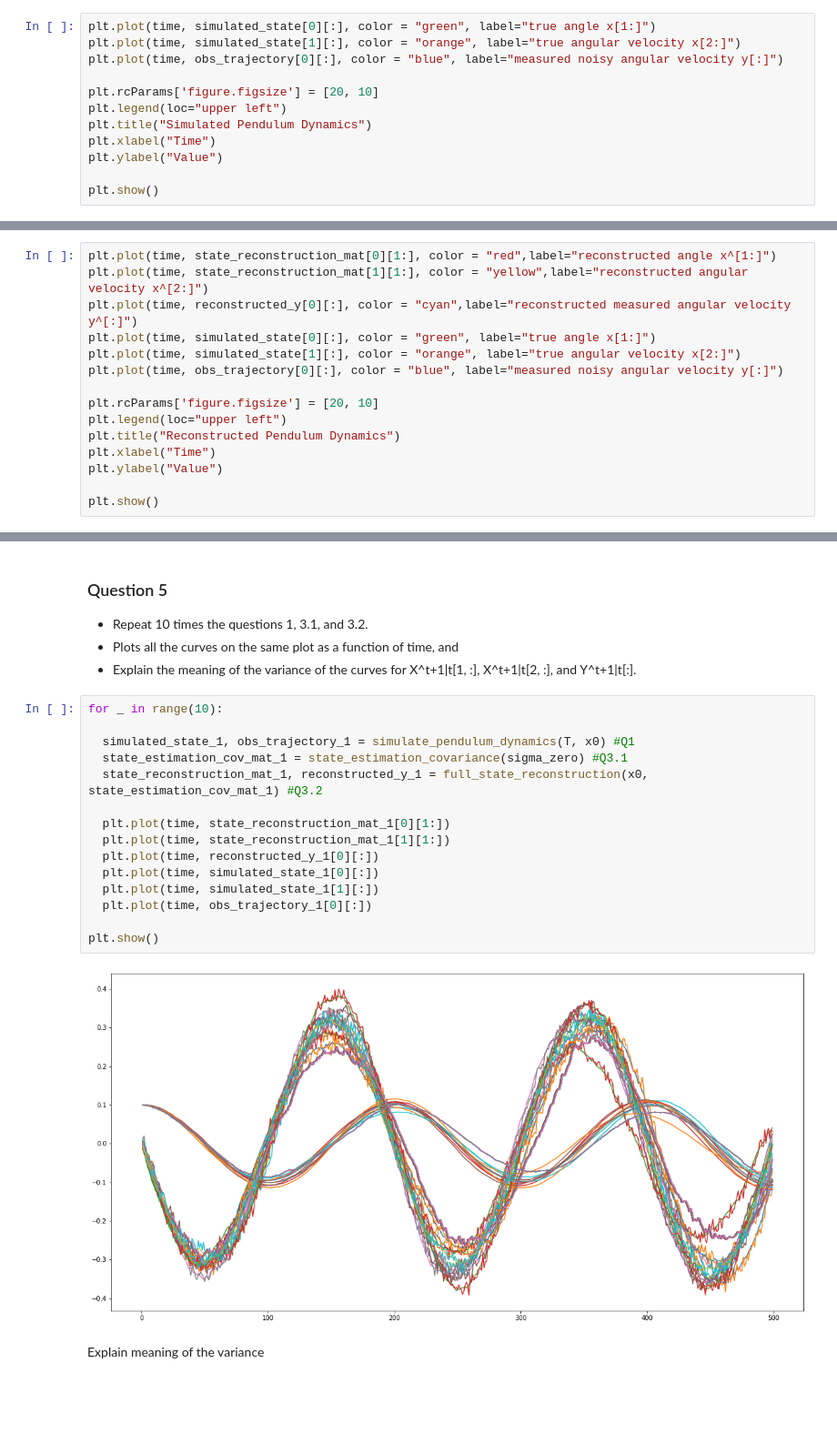
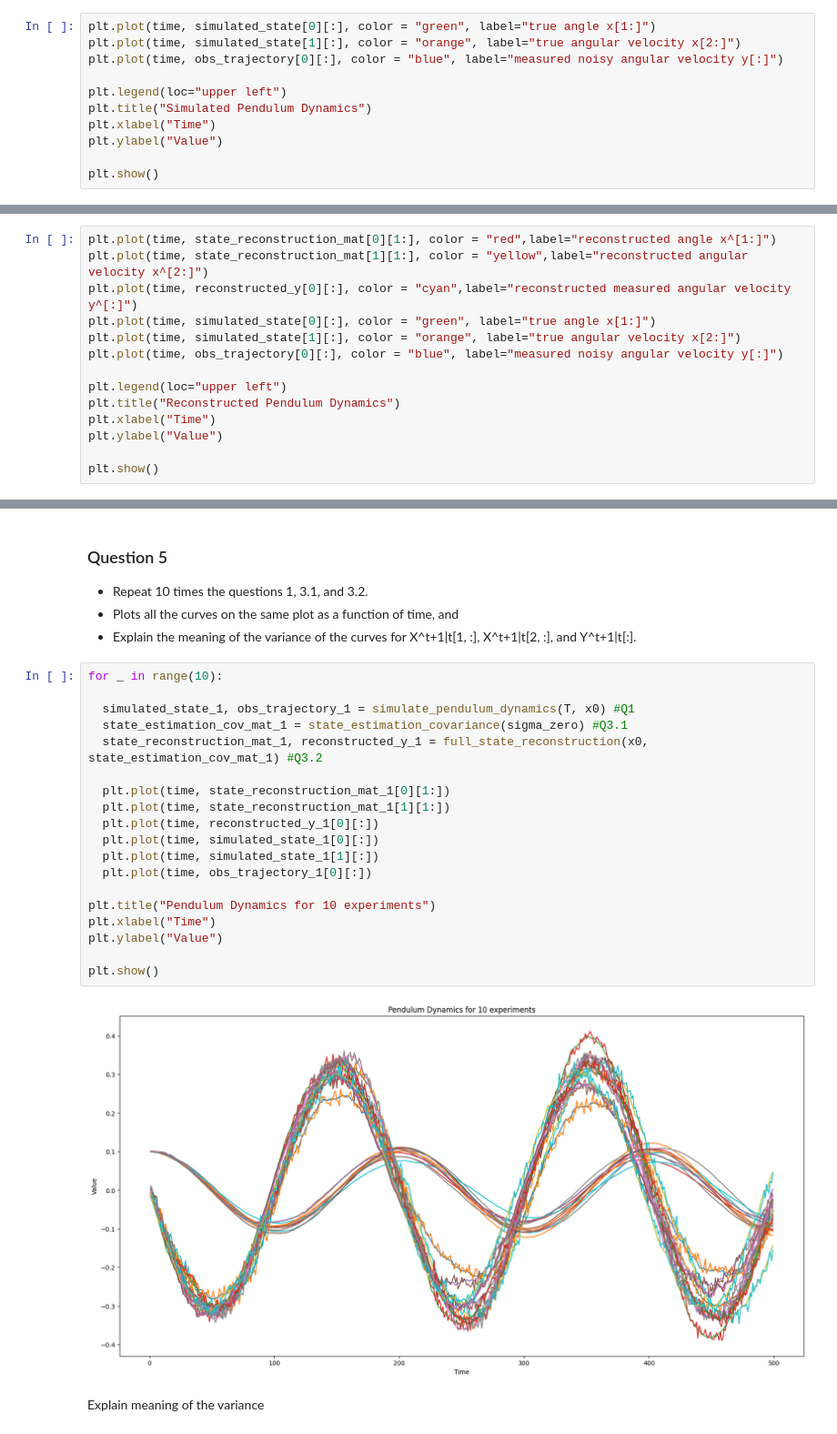
Before and after one commit to kavan-soni/252_260, a Jupyter notebook: 252_HW2/252_hw2.ipynb, the cells around one changed output, grey strips where cells are left out. Shown at 91% size. Cells and saved outputs as stored; diff of their text form; blank space fills up the shorter version.

```diff
--- a/252_HW2/252_hw2.ipynb
+++ b/252_HW2/252_hw2.ipynb
@@ -73,7 +73,6 @@ plt.plot(time, simulated_state[0][:], color = "green", label="true angle x[1:]")
 plt.plot(time, simulated_state[1][:], color = "orange", label="true angular velocity x[2:]")
 plt.plot(time, obs_trajectory[0][:], color = "blue", label="measured noisy angular velocity y[:]")
 
-plt.rcParams['figure.figsize'] = [20, 10]
 plt.legend(loc="upper left")
 plt.title("Simulated Pendulum Dynamics")
 plt.xlabel("Time")
@@ -166,7 +165,6 @@ plt.plot(time, simulated_state[0][:], color = "green", label="true angle x[1:]")
 plt.plot(time, simulated_state[1][:], color = "orange", label="true angular velocity x[2:]")
 plt.plot(time, obs_trajectory[0][:], color = "blue", label="measured noisy angular velocity y[:]")
 
-plt.rcParams['figure.figsize'] = [20, 10]
 plt.legend(loc="upper left")
 plt.title("Reconstructed Pendulum Dynamics")
 plt.xlabel("Time")
@@ -190,19 +188,23 @@ Explain observations here
 # %%
 for _ in range(10):
 
   simulated_state_1, obs_trajectory_1 = simulate_pendulum_dynamics(T, x0) #Q1
   state_estimation_cov_mat_1 = state_estimation_covariance(sigma_zero) #Q3.1
   state_reconstruction_mat_1, reconstructed_y_1 = full_state_reconstruction(x0, state_estimation_cov_mat_1) #Q3.2
 
   plt.plot(time, state_reconstruction_mat_1[0][1:])
   plt.plot(time, state_reconstruction_mat_1[1][1:])
   plt.plot(time, reconstructed_y_1[0][:])
   plt.plot(time, simulated_state_1[0][:])
   plt.plot(time, simulated_state_1[1][:])
   plt.plot(time, obs_trajectory_1[0][:])
 
+plt.title("Pendulum Dynamics for 10 experiments")
+plt.xlabel("Time")
+plt.ylabel("Value")
+
 plt.show()
 # %% [output]
-[figure, old version]
+[figure, new version]
 # %% [markdown]
 Explain meaning of the variance
```
Also changed, not shown: parts of 2 cells of this notebook.
